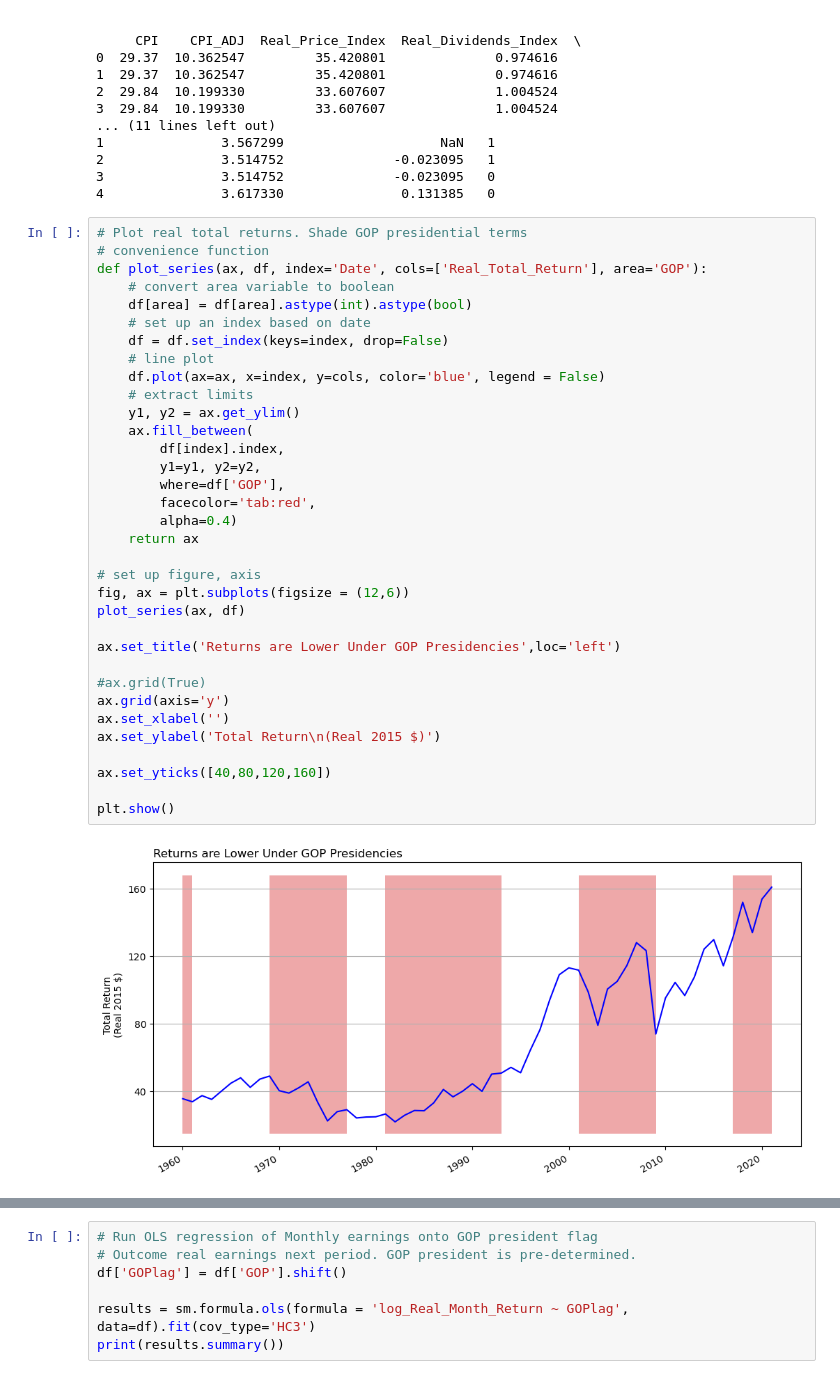
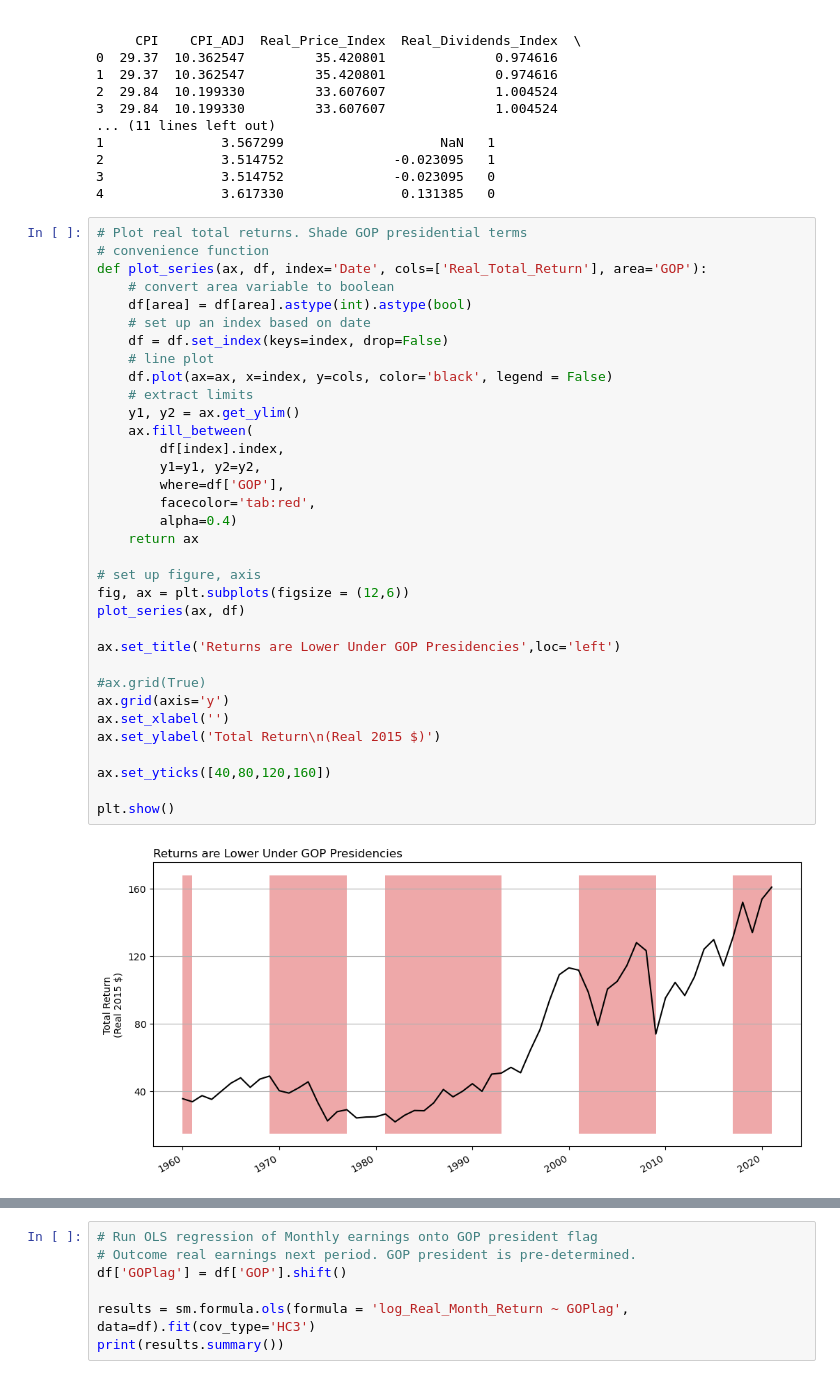
Before and after one commit to llorracc/as.180.369-2023-Fall, a Jupyter notebook: materials/code-demo/ZahnMVStockReturns.ipynb, the cells around one changed output, grey strips where cells are left out. Drawn from its saved outputs; the diff is of its cells as text.

```diff
--- a/materials/code-demo/ZahnMVStockReturns.ipynb
+++ b/materials/code-demo/ZahnMVStockReturns.ipynb
@@ -175,35 +175,35 @@ def plot_series(ax, df, index='Date', cols=['Real_Total_Return'], area='GOP'):
     # convert area variable to boolean
     df[area] = df[area].astype(int).astype(bool)
     # set up an index based on date
     df = df.set_index(keys=index, drop=False)
     # line plot
-    df.plot(ax=ax, x=index, y=cols, color='blue', legend = False)
+    df.plot(ax=ax, x=index, y=cols, color='black', legend = False)
     # extract limits
     y1, y2 = ax.get_ylim()
     ax.fill_between(
         df[index].index,
         y1=y1, y2=y2,
         where=df['GOP'],
         facecolor='tab:red',
         alpha=0.4)
     return ax
 
 # set up figure, axis
 fig, ax = plt.subplots(figsize = (12,6))
 plot_series(ax, df)
 
 ax.set_title('Returns are Lower Under GOP Presidencies',loc='left')
 
 #ax.grid(True)
 ax.grid(axis='y')
 ax.set_xlabel('')
 ax.set_ylabel('Total Return\n(Real 2015 $)')
 
 ax.set_yticks([40,80,120,160])
 
 plt.show()
 # %% [output]
-[figure, old version]
+[figure, new version]
 # %%
 # Plot log total returns over time. Shade GOP presidential terms
 # convenience function
```
Also changed, not shown: parts of 1 cell of this notebook.
